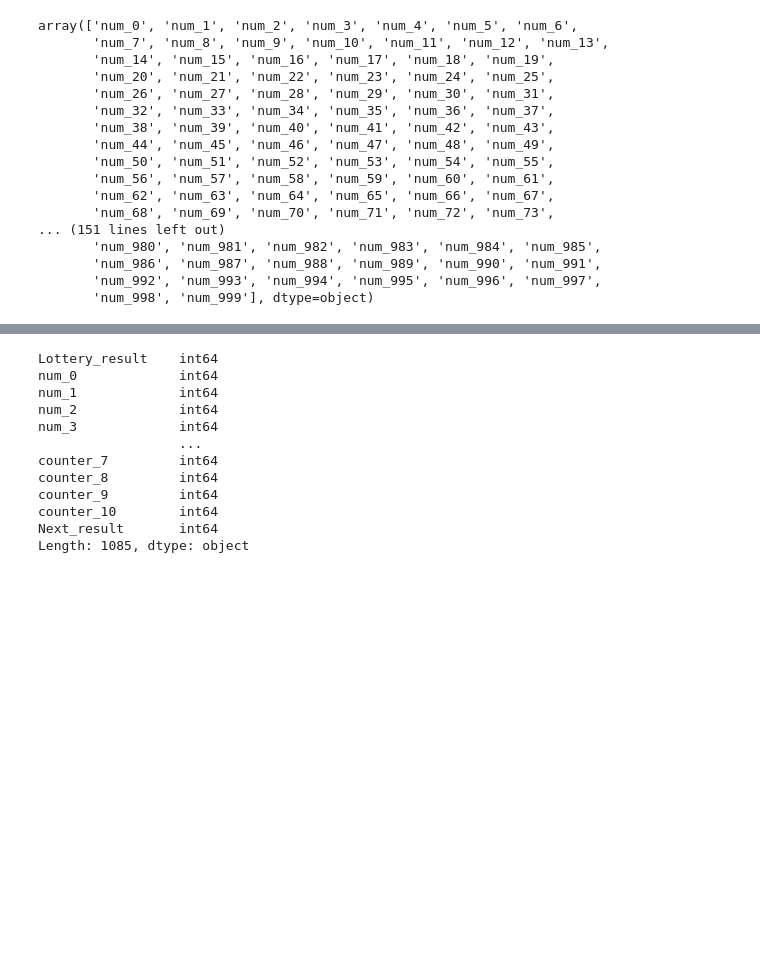
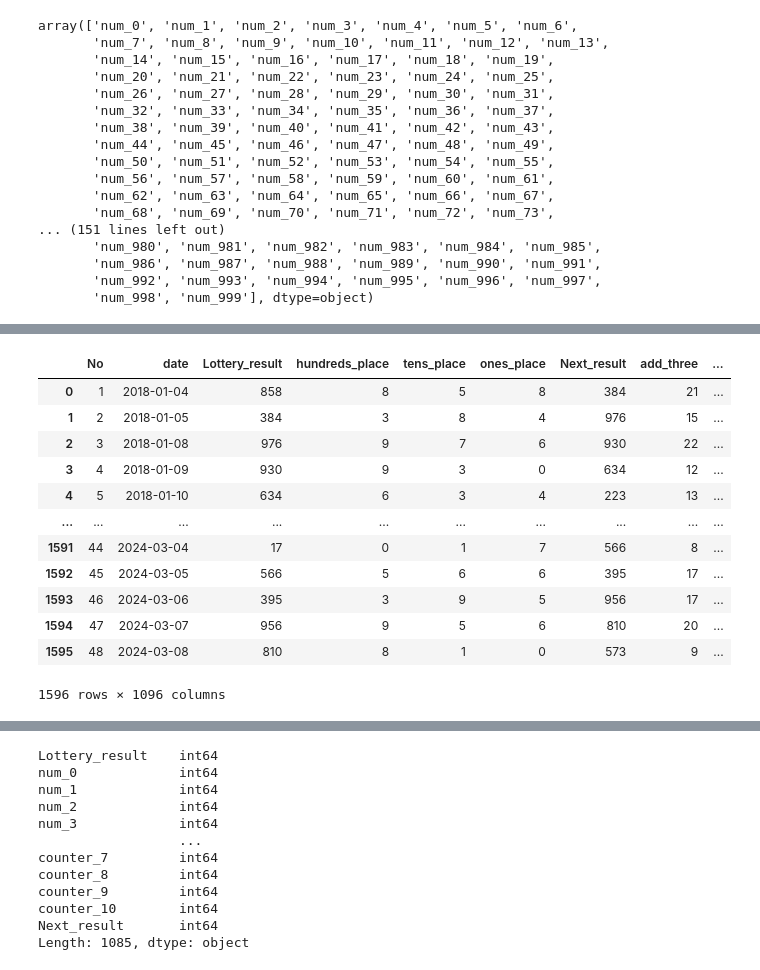
Before and after one commit to yyoshikun/workdir, a Jupyter notebook: Num_3_challenge_5.ipynb, the cells around one changed output, grey strips where cells are left out. Cells and saved outputs as stored; diff of their text form; code cells hidden in the pictures; blank space fills up the shorter version.

```diff
--- a/Num_3_challenge_5.ipynb
+++ b/Num_3_challenge_5.ipynb
@@ -1120,5 +1159,29 @@ Num_3_2018_2023
 #                                  'Lottery_result']]
 
 # Num_3_2018_2022
+# %%
+#hundreds_place counter テスト中_2024/3/9_いい感じなので#050で消しておく
+
+import collections
+list_num = Num_3_2018_2023['hundreds_place']
+df1=collections.Counter(list_num)
+
+new_column = [df1[item] for item in Num_3_2018_2023['hundreds_place'].tolist()]
+Num_3_2018_2023['counter_h'] = new_column
+Num_3_2018_2023
+# %% [output]
+|  | No | date | Lottery_result | hundreds_place | tens_place | ones_place | Next_result | add_three | ... |
+| 0 | 1 | 2018-01-04 | 858 | 8 | 5 | 8 | 384 | 21 | ... |
+| 1 | 2 | 2018-01-05 | 384 | 3 | 8 | 4 | 976 | 15 | ... |
+| 2 | 3 | 2018-01-08 | 976 | 9 | 7 | 6 | 930 | 22 | ... |
+| 3 | 4 | 2018-01-09 | 930 | 9 | 3 | 0 | 634 | 12 | ... |
+| 4 | 5 | 2018-01-10 | 634 | 6 | 3 | 4 | 223 | 13 | ... |
+| ... | ... | ... | ... | ... | ... | ... | ... | ... | ... |
+| 1591 | 44 | 2024-03-04 | 17 | 0 | 1 | 7 | 566 | 8 | ... |
+| 1592 | 45 | 2024-03-05 | 566 | 5 | 6 | 6 | 395 | 17 | ... |
+| 1593 | 46 | 2024-03-06 | 395 | 3 | 9 | 5 | 956 | 17 | ... |
+| 1594 | 47 | 2024-03-07 | 956 | 9 | 5 | 6 | 810 | 20 | ... |
+| 1595 | 48 | 2024-03-08 | 810 | 8 | 1 | 0 | 573 | 9 | ... |
+1596 rows × 1096 columns
 # %%
 #050 不要な列を削除_Noは削除してLottery_resultは残す_20231118_
```
Also changed, not shown: parts of 55 cells of this notebook, 6 other files.
